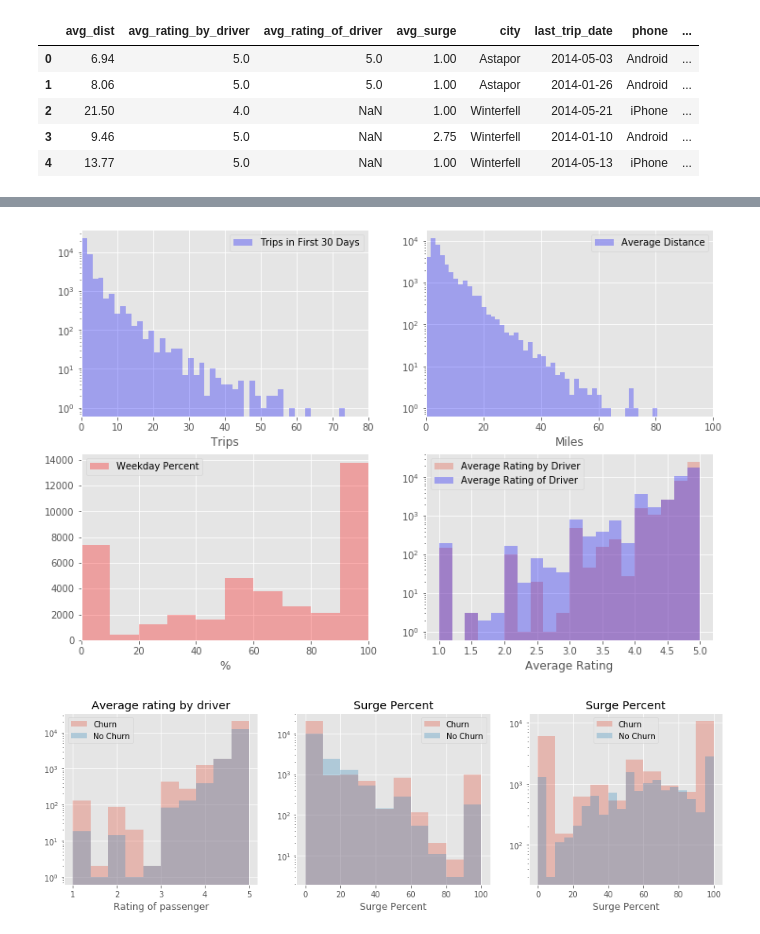
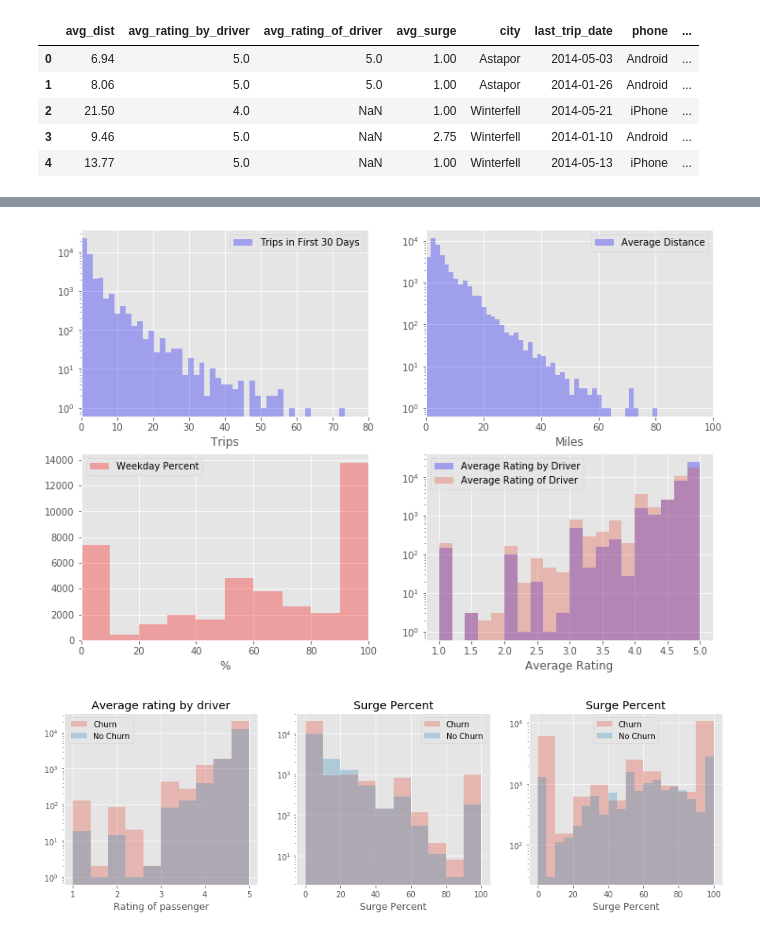
Before and after one commit to mkpetterson/ride-share-churn, a Jupyter notebook: analysis/gradient_boosting.ipynb, the cells around one changed output, grey strips where cells are left out. Drawn from its saved outputs; the diff is of its cells as text; code cells hidden in the pictures.

```diff
--- a/analysis/gradient_boosting.ipynb
+++ b/analysis/gradient_boosting.ipynb
@@ -163,36 +114,38 @@ dist = ['avg_dist']
 # %%
+# Plot histograms of some key features
 fig, axes = plt.subplots(2,2,figsize=(12,8))
+
 ax = axes[1,1]
-ax.hist(data_clean['avg_rating_by_driver'], alpha=0.3, bins=20, log=True, label='Average Rating by Driver')
-ax.hist(data_clean['avg_rating_of_driver'], alpha=0.3, bins=20, log=True, color='blue',
+ax.hist(data_clean['avg_rating_by_driver'], alpha=0.3, bins=20, log=True, color='blue',
+        label='Average Rating by Driver')
+ax.hist(data_clean['avg_rating_of_driver'], alpha=0.3, bins=20, log=True,
         label='Average Rating of Driver')
 ax.set_xlabel('Average Rating')
 ax.legend()
 
 ax = axes[0,0]
 ax.hist(data_clean['trips_in_first_30_days'], alpha=0.3, bins=80, log=True,
         color='blue', label='Trips in First 30 Days')
 ax.set_xlim(0,80)
 ax.set_xlabel('Trips')
 ax.legend()
 
 ax = axes[0,1]
 ax.hist(data_clean['avg_dist'], alpha=0.3, bins=100, log=True,
         color='blue', label='Average Distance')
 ax.set_xlim(0,100)
 ax.set_xlabel('Miles')
 ax.legend()
 
 ax = axes[1,0]
 ax.hist(data_clean['weekday_pct'], alpha=0.3, bins=10, label='Weekday Percent', color='red')
 ax.set_xlim(0,100)
 ax.set_xlabel('%')
 ax.legend()
 
-
 plt.savefig('histograms_of_features.png', dpi=350)
 # %% [output]
-[figure, old version]
+[figure, new version]
 # %%
 # Look into average rating by driver, surge percent, weekday percent, kings landing
 data_churn = data_clean[data_clean['churn?'] == 1]
```
Also changed, not shown: parts of 21 cells of this notebook, 3 other files.
